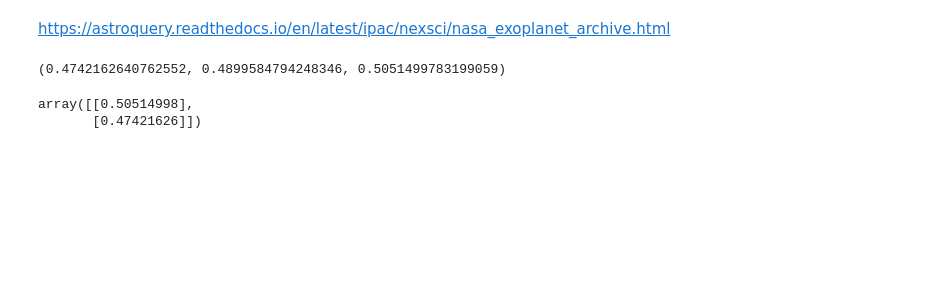
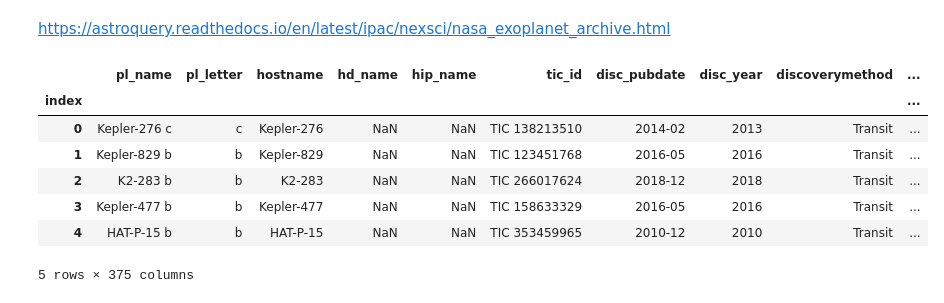
Before and after one commit to jpdeleon/toi1696, a Jupyter notebook: notebooks/neptune_desert.ipynb, the cells around one changed output. Drawn from its saved outputs; the diff is of its cells as text; code cells hidden in the pictures; blank space fills up the shorter version.

```diff
--- a/notebooks/neptune_desert.ipynb
+++ b/notebooks/neptune_desert.ipynb
@@ -11,13 +9,31 @@ True
 https://astroquery.readthedocs.io/en/latest/ipac/nexsci/nasa_exoplanet_archive.html
 # %%
 from astroquery.ipac.nexsci.nasa_exoplanet_archive import NasaExoplanetArchive
+import pandas as pd
 
-#pstable combines data from the Confirmed Planets and Extended Planet Parameters tables
-tab = NasaExoplanetArchive.query_criteria(table="pscomppars",
-                                         where="discoverymethod like 'Transit'"
+redownload = False
+fp = '../data/nexsci_data.csv'
+if redownload:
+    #pstable combines data from the Confirmed Planets and Extended Planet Parameters tables
+    tab = NasaExoplanetArchive.query_criteria(table="pscomppars",
+                                             where="discoverymethod like 'Transit'"
 
-                                        )
-df = tab.to_pandas()
+                                            )
+    df.to_csv(fp, index=True)
+    df = tab.to_pandas()
+else:
+    df = pd.read_csv(fp, index_col=0)
+    df.index.name = 'index'
+df.head()
+# %% [output]
+|  | pl_name | pl_letter | hostname | hd_name | hip_name | tic_id | disc_pubdate | disc_year | discoverymethod | ... |
+| index |  |  |  |  |  |  |  |  |  | ... |
+| 0 | Kepler-276 c | c | Kepler-276 | NaN | NaN | TIC 138213510 | 2014-02 | 2013 | Transit | ... |
+| 1 | Kepler-829 b | b | Kepler-829 | NaN | NaN | TIC 123451768 | 2016-05 | 2016 | Transit | ... |
+| 2 | K2-283 b | b | K2-283 | NaN | NaN | TIC 266017624 | 2018-12 | 2018 | Transit | ... |
+| 3 | Kepler-477 b | b | Kepler-477 | NaN | NaN | TIC 158633329 | 2016-05 | 2016 | Transit | ... |
+| 4 | HAT-P-15 b | b | HAT-P-15 | NaN | NaN | TIC 353459965 | 2010-12 | 2010 | Transit | ... |
+5 rows × 375 columns
 # %%
 from uncertainties import ufloat
 
@@ -41,9 +54,0 @@ ax.errorbar?
-# %%
-np.log10(Rp-0.11), np.log10(Rp), np.log10(Rp+0.11)
-# %% [output]
-(0.4742162640762552, 0.4899584794248346, 0.5051499783199059)
-# %%
-np.c_[(np.log10(Rp+0.11),np.log10(Rp-0.11))].T
-# %% [output]
-array([[0.50514998],
-       [0.47421626]])
```
Also changed, not shown: parts of 5 cells of this notebook, 14 other files.
